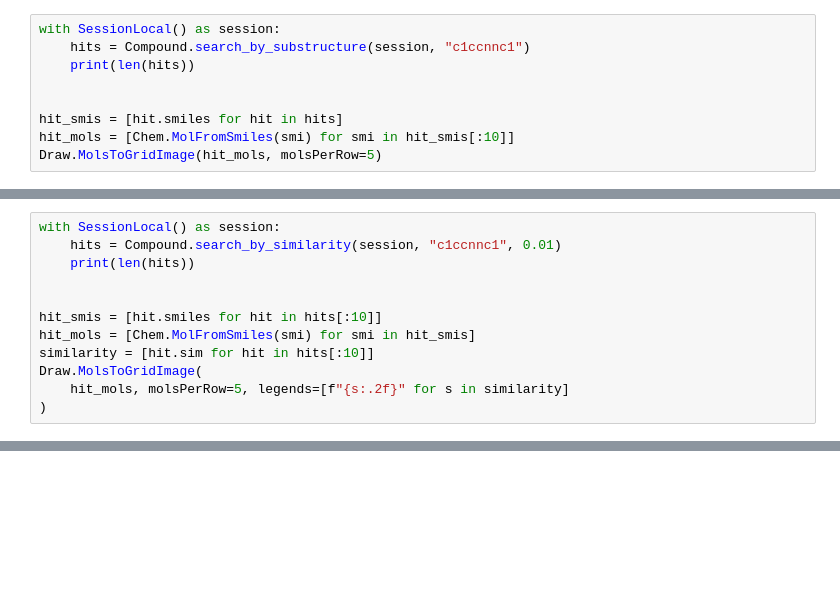
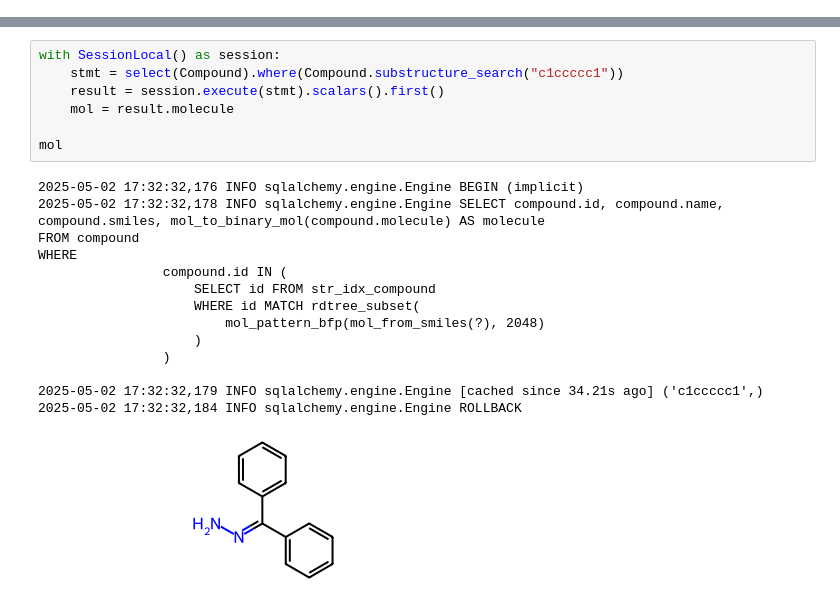
Before and after one commit to iuhgnor/chemicalite-orm, a Jupyter notebook: examples/demo.ipynb, the cells around one changed output, grey strips where cells are left out. Saved outputs shown, nothing was run; the diff lists cells and outputs as text; blank space fills up the shorter version.

```diff
--- a/examples/demo.ipynb
+++ b/examples/demo.ipynb
@@ -120,10 +123 @@ WHERE compound.name = ?
 [figure]
-# %%
-with SessionLocal() as session:
-    hits = Compound.search_by_substructure(session, "c1ccnnc1")
-    print(len(hits))
-
-
-hit_smis = [hit.smiles for hit in hits]
-hit_mols = [Chem.MolFromSmiles(smi) for smi in hit_smis[:10]]
-Draw.MolsToGridImage(hit_mols, molsPerRow=5)
@@ -141,12 +123,0 @@ Draw.MolsToGridImage(hit_mols, molsPerRow=5)
-# %%
-with SessionLocal() as session:
-    hits = Compound.search_by_similarity(session, "c1ccnnc1", 0.01)
-    print(len(hits))
-
-
-hit_smis = [hit.smiles for hit in hits[:10]]
-hit_mols = [Chem.MolFromSmiles(smi) for smi in hit_smis]
-similarity = [hit.sim for hit in hits[:10]]
-Draw.MolsToGridImage(
-    hit_mols, molsPerRow=5, legends=[f"{s:.2f}" for s in similarity]
-)
@@ -165,0 +124,22 @@ Draw.MolsToGridImage(
+# %%
+with SessionLocal() as session:
+    stmt = select(Compound).where(Compound.substructure_search("c1ccccc1"))
+    result = session.execute(stmt).scalars().first()
+    mol = result.molecule
+
+mol
+# %% [output]
+2025-05-02 17:32:32,176 INFO sqlalchemy.engine.Engine BEGIN (implicit)
+2025-05-02 17:32:32,178 INFO sqlalchemy.engine.Engine SELECT compound.id, compound.name, compound.smiles, mol_to_binary_mol(compound.molecule) AS molecule
+FROM compound
+WHERE
+                compound.id IN (
+                    SELECT id FROM str_idx_compound
+                    WHERE id MATCH rdtree_subset(
+                        mol_pattern_bfp(mol_from_smiles(?), 2048)
+                    )
+                )
+
+2025-05-02 17:32:32,179 INFO sqlalchemy.engine.Engine [cached since 34.21s ago] ('c1ccccc1',)
+2025-05-02 17:32:32,184 INFO sqlalchemy.engine.Engine ROLLBACK
+[figure, added]
```
Also changed, not shown: parts of 8 cells of this notebook, 4 other files.
